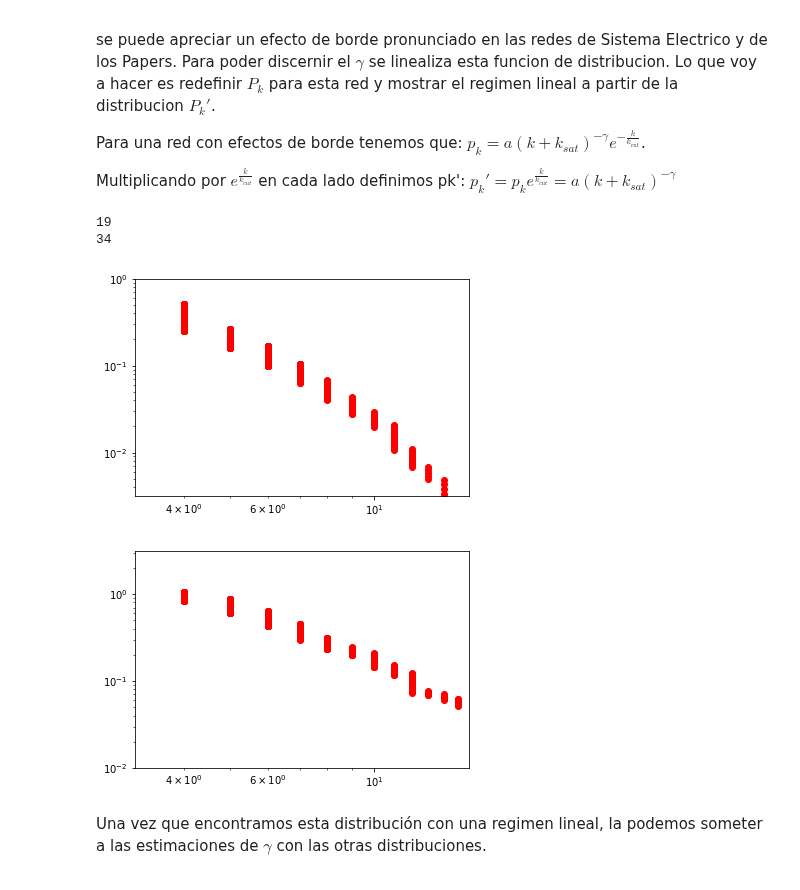
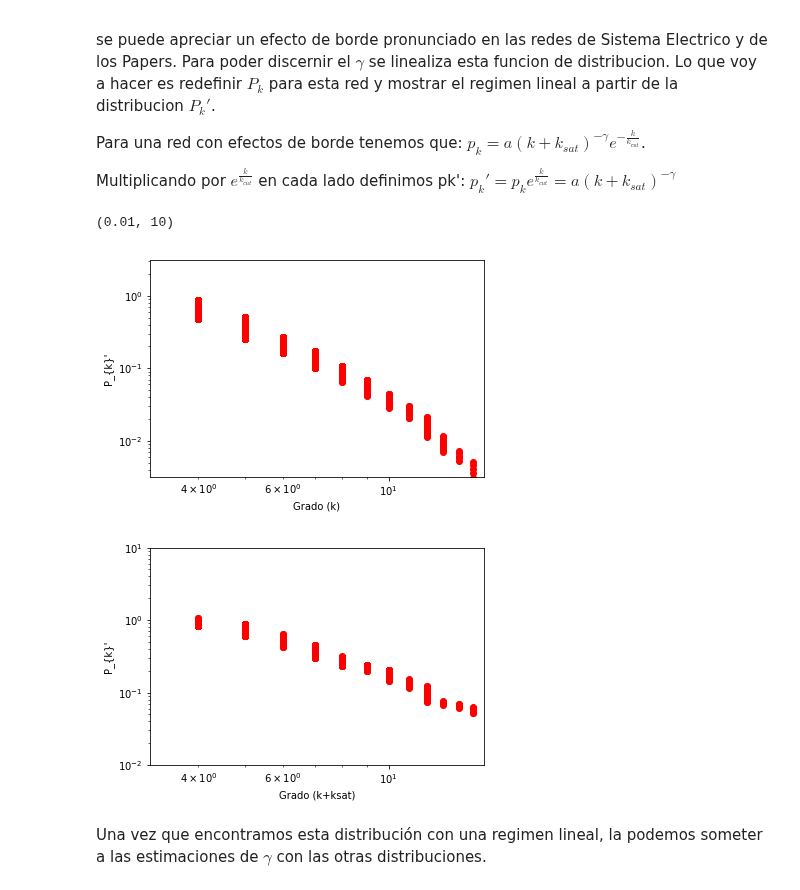
Before and after one commit to LunaKadysz/Redes, a Jupyter notebook: TPC_02/TPC_02_luna.ipynb, the cells around one changed output. Cells and saved outputs as stored; diff of their text form; code cells hidden in the pictures.

```diff
--- a/TPC_02/TPC_02_luna.ipynb
+++ b/TPC_02/TPC_02_luna.ipynb
@@ -68,24 +67,20 @@ for i, red in enumerate(redes.keys()):
 fig, axes = plt.subplots( nrows=4,ncols=2, figsize=(10, 10))
 
 for i,red  in enumerate(redes.keys()):
-    print(red)
     lista_grados = grados_dict[red]
-    print(max(lista_grados))
+
     #plot distribucion regular
     x1,y1 = distribucion_grado_normal(lista_grados)
-    axes[i,0].scatter(x1,y1,s=5)
+    axes[i,0].scatter(x1,y1,s=8)
     axes[i,0].set_title(f"Red {red}")
 
     #plot distribucion cumulativa
     x2,y2 = cumulative_binning(lista_grados)
-    axes[i,1].scatter(x2,y2,color='orange',s=5)
+    axes[i,1].scatter(x2,y2,color='orange',s=8)
     axes[i,1].set_title(f"Red {red} Cumulativo")
     axes[i,1].set_yscale("log")
     axes[i,1].set_xscale("log")
     axes[i,1].set_xlim(10**0,10**3)
     axes[i,1].set_ylim(10**-5,10**2)
 plt.tight_layout()
-
-
-print(x2,y2)
 # %% [output]
@@ -124,47 +105,41 @@ $p_{k}' = p_{k}e^{ \frac{k}{k_{cut}}}= a(k+k_{sat})^{-\gamma}$
 # %%
 def pk_prima(lista_grados,kcut):
     k,pk = cumulative_binning(lista_grados)
     pk_p = np.array(pk)*np.exp(np.array(k)/ kcut)
 
     return np.array(k) , pk_p
 
 #ploteamos la nueva funcion de distribucion del grafo Sistema Electrico
 
-ksat = 1 #definimos k-sat a ojo
-kcut = 15 #lo mismo para k-cut
+ksat = 2 #definimos k-sat a ojo
+kcut = 14 #lo mismo para k-cut
 k,pk_p =  pk_prima(grados_dict['Sistema Electrico'],kcut)
 plt.figure()
 plt.scatter(k+ksat,pk_p,color = 'red')
 plt.yscale("log")
 plt.xscale("log")
+plt.ylabel("P_{k}'")
+plt.xlabel('Grado (k)')
 plt.xlim(10**0.5,10**1.2)
-plt.ylim(10**-2.5,10**0)
+plt.ylim(10**-2.5,10**0.5)
 
 #ploteamos la nueva funcion de distribucion del grafo Papers
 
 ksat = 3 #definimos k-sat a ojo
 kcut = 20 #lo mismo para k-cut
 k,pk_p =  pk_prima(grados_dict['Papers'],kcut)
 plt.figure()
 plt.scatter(k+ksat,pk_p,color = 'red')
 plt.yscale("log")
 plt.xscale("log")
+plt.ylabel("P_{k}'")
+plt.xlabel('Grado (k+ksat)')
 plt.xlim(10**0.5,10**1.2)
-plt.ylim(10**-2,10**0.5)
-
-def pk_primak(lista_grados,kcut):
-    k,pk = cumulative_binning(lista_grados)
-    pk_p = np.array(pk)*np.exp(np.array(k)/ kcut)
-    dictt = {}
-    dictt['k'] = k
-    dictt['pk'] = pk
-    dictt['pk_p'] = pk_p
-    return dictt
+plt.ylim(10**-2,10**1)
 # %% [output]
-19
-34
+(0.01, 10)
-[figure, old version]
+[figure, new version]
-[figure, old version]
+[figure, new version]
 # %% [markdown]
 Una vez que encontramos esta distribución con una regimen lineal, la podemos someter a las estimaciones de $\gamma$ con las otras distribuciones.
 # %% [markdown]
```
Also changed, not shown: parts of 9 cells of this notebook.
